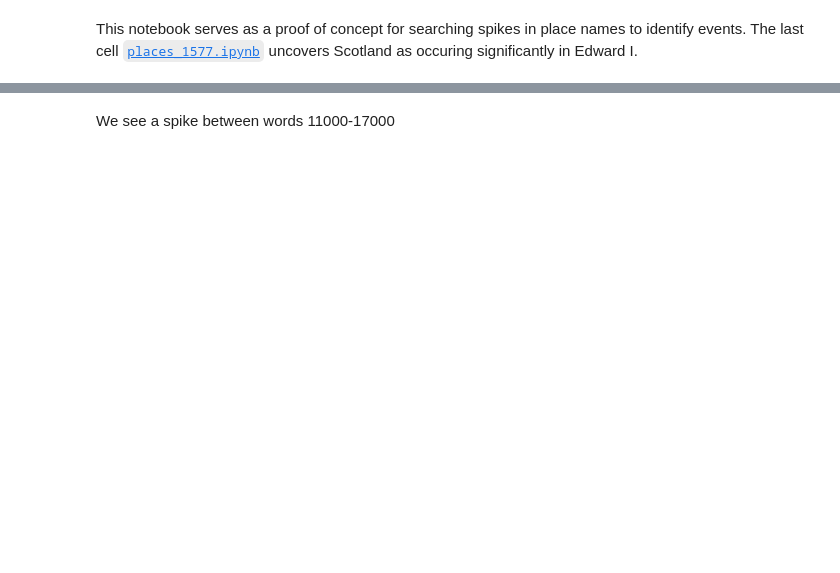
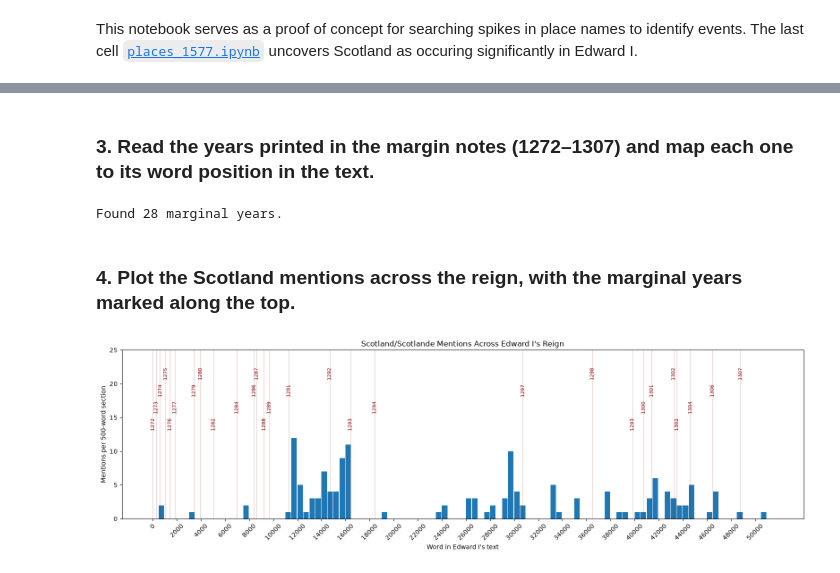
Before and after one commit to gchris2024/DCDS-Fa2026, a Jupyter notebook: notebooks/spikes_edward_scotland.ipynb, the cells around one changed output, grey strips where cells are left out. Cells and saved outputs as stored; diff of their text form; code cells hidden in the pictures; blank space fills up the shorter version.

Commit message:
refactor places_1577, add second place to edward_scotland

```diff
--- a/notebooks/spikes_edward_scotland.ipynb
+++ b/notebooks/spikes_edward_scotland.ipynb
@@ -146,2 +89,68 @@ plt.show()
-# %% [markdown]
-We see a spike between words 11000-17000
+# %% [markdown]
+### 3. Read the years printed in the margin notes (1272–1307) and map each one to its word position in the text.
+# %%
+year_pattern = re.compile(r"(?<!\d)(?:12(?:7[2-9]|[89]\d)|130[0-7])(?!\d)")
+year_markers = []  # (year, word position) pairs
+search_from = 0  # notes appear in order, so each search starts after the previous note
+
+for note in edward_entry.findall(f".//{TEI}note[@place='margin']"):
+    # Normalize the same way as the full text so the note can be found inside it
+    note_text = normalize(" ".join(note.itertext()))
+    years = list(year_pattern.finditer(note_text))
+    if not years:
+        continue
+
+    note_offset = edward_text.find(note_text, search_from)
+    if note_offset < 0:
+        raise ValueError(f"Could not locate marginal note in extracted text: {note_text!r}")
+
+    year_markers += [
+        (int(year.group()), word_index(edward_text, note_offset + year.start()))
+        for year in years
+    ]
+    search_from = note_offset + len(note_text)
+
+print(f"Found {len(year_markers)} marginal years.")
+# %% [output]
+Found 28 marginal years.
+# %% [markdown]
+### 4. Plot the Scotland mentions across the reign, with the marginal years marked along the top.
+# %%
+def plot_scotland_counts(ax):
+    """Bar chart of Scotland mentions per section, on the word axis (reused in step 7)."""
+    ax.bar(
+        scotland_counts.index * window_size,
+        scotland_counts.values,
+        width=window_size * 0.9,
+        align="edge",
+    )
+    ax.set_ylabel(f"Mentions per {window_size}-word section")
+    ax.set_title("Scotland/Scotlande Mentions Across Edward I's Reign")
+
+
+fig, ax = plt.subplots(figsize=(16, 5))
+plot_scotland_counts(ax)
+
+# One line per marginal year; labels cycle through four heights so neighbours do not overlap
+max_count = scotland_counts.max()
+for i, (year, word_position) in enumerate(year_markers):
+    ax.axvline(word_position, color="darkred", alpha=0.25, linewidth=0.8)
+    ax.text(
+        word_position,
+        max_count + 1 + (i % 4) * 2.5,
+        str(year),
+        rotation=90,
+        ha="center",
+        va="bottom",
+        color="darkred",
+        fontsize=8,
+    )
+
+ax.set_ylim(0, max_count + 13)
+ax.set_xlabel("Word in Edward I's text")
+ax.set_xticks(range(0, len(edward_words) + 1, 2000))
+ax.tick_params(axis="x", rotation=45)
+fig.tight_layout()
+plt.show()
+# %% [output]
+[figure, added]
```
Also changed, not shown: parts of 13 cells of this notebook, 2 other files.
